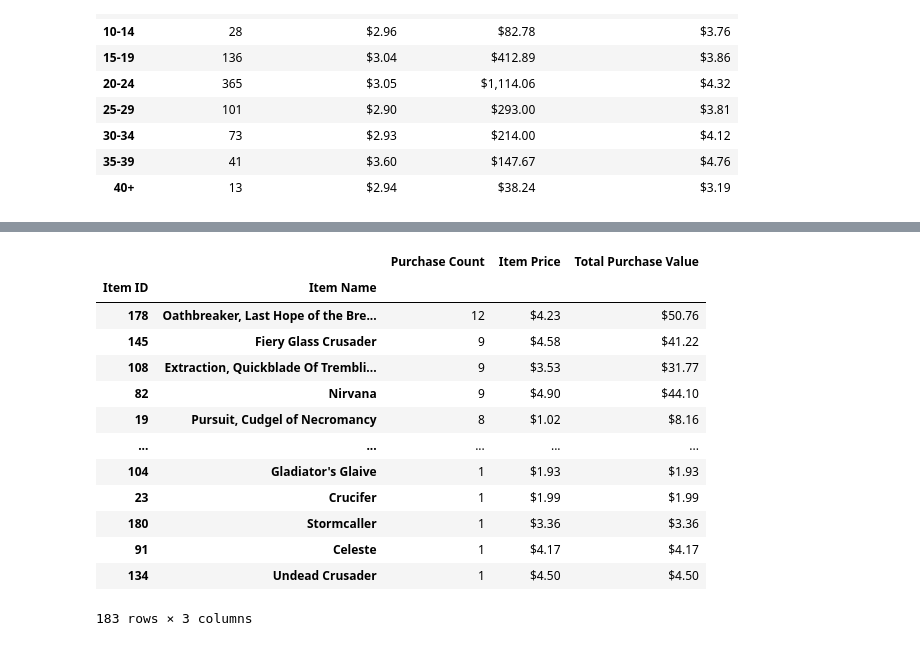
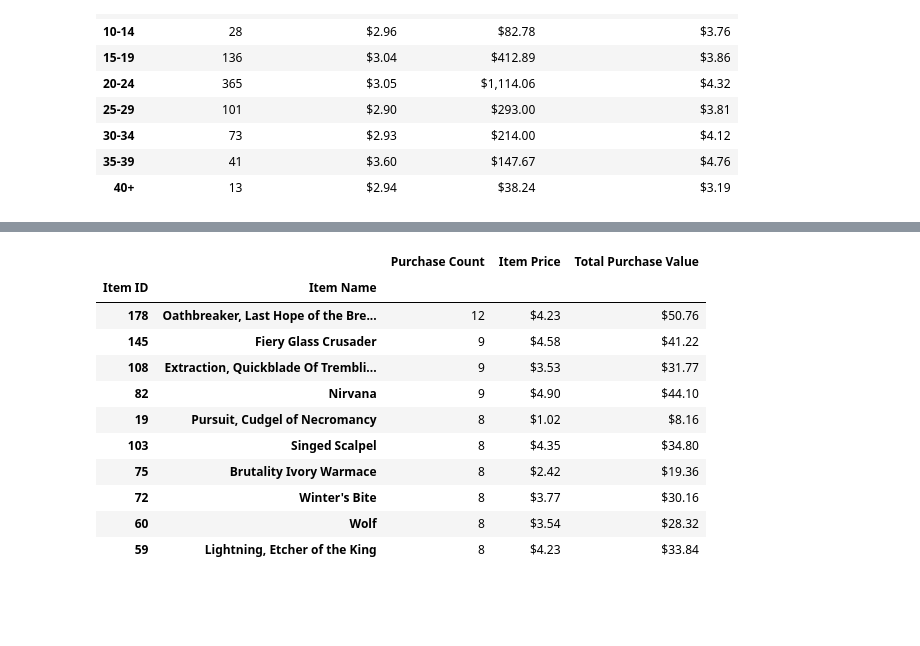
Before and after one commit to shidalgo12/Pandas-Challege, a Jupyter notebook: HeroesOfPymoli/Purchase_Data_Notebook.ipynb, the cells around one changed output, grey strips where cells are left out. Cells and saved outputs as stored; diff of their text form; code cells hidden in the pictures; blank space fills up the shorter version.

```diff
--- a/HeroesOfPymoli/Purchase_Data_Notebook.ipynb
+++ b/HeroesOfPymoli/Purchase_Data_Notebook.ipynb
@@ -286,40 +277,40 @@ item_purchase_count
 
 # Item price
 item_price = purchase_df.groupby(["Item ID","Item Name"]).mean()["Price"].rename("Item Price")
 item_price
 
 # Total purchase value per item
 total_purchase_value = purchase_df.groupby(["Item ID","Item Name"]).sum()["Price"].rename("Total Purchase Value")
 total_purchase_value
 
 # Convert to DataFrame
 popular_items = pd.DataFrame({"Purchase Count": item_purchase_count, "Item Price": item_price, "Total Purchase Value": total_purchase_value})
 popular_items
 
 # Sort purchase count in descending order
 sorted_popular_items = popular_items.sort_values("Purchase Count", ascending=False)
+# Filter by Top 5 Selling Items
+sorted_popular_items = sorted_popular_items.nlargest(10,["Purchase Count"])
 
 # Format Data
 sorted_popular_items["Item Price"] = popular_items["Item Price"].map("${:,.2f}".format)
 sorted_popular_items["Purchase Count"] = popular_items["Purchase Count"].map("{:,}".format)
 sorted_popular_items["Total Purchase Value"] = popular_items["Total Purchase Value"].map("${:,.2f}".format)
 
 sorted_popular_items
 # %% [output]
 |  |  | Purchase Count | Item Price | Total Purchase Value |
 | Item ID | Item Name |  |  |  |
 | 178 | Oathbreaker, Last Hope of the Bre... | 12 | $4.23 | $50.76 |
 | 145 | Fiery Glass Crusader | 9 | $4.58 | $41.22 |
 | 108 | Extraction, Quickblade Of Trembli... | 9 | $3.53 | $31.77 |
 | 82 | Nirvana | 9 | $4.90 | $44.10 |
 | 19 | Pursuit, Cudgel of Necromancy | 8 | $1.02 | $8.16 |
-| ... | ... | ... | ... | ... |
-| 104 | Gladiator's Glaive | 1 | $1.93 | $1.93 |
-| 23 | Crucifer | 1 | $1.99 | $1.99 |
-| 180 | Stormcaller | 1 | $3.36 | $3.36 |
-| 91 | Celeste | 1 | $4.17 | $4.17 |
-| 134 | Undead Crusader | 1 | $4.50 | $4.50 |
+| 103 | Singed Scalpel | 8 | $4.35 | $34.80 |
+| 75 | Brutality Ivory Warmace | 8 | $2.42 | $19.36 |
+| 72 | Winter's Bite | 8 | $3.77 | $30.16 |
+| 60 | Wolf | 8 | $3.54 | $28.32 |
+| 59 | Lightning, Etcher of the King | 8 | $4.23 | $33.84 |
-183 rows × 3 columns
 # %%
 # Most Profitable Items - COMPLETE
 
```
Also changed, not shown: parts of 3 cells of this notebook, 7 other files.
